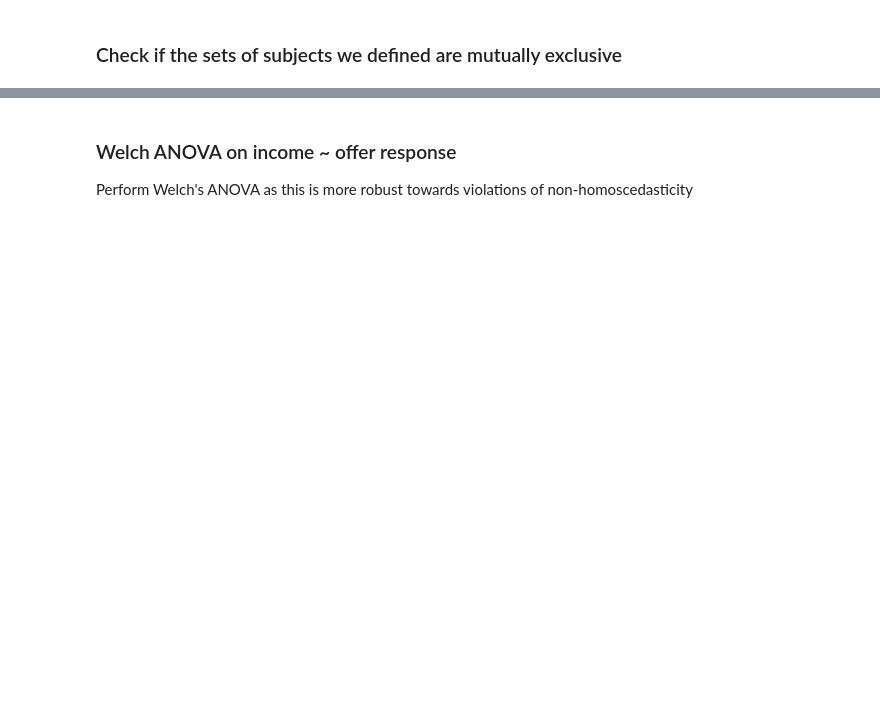
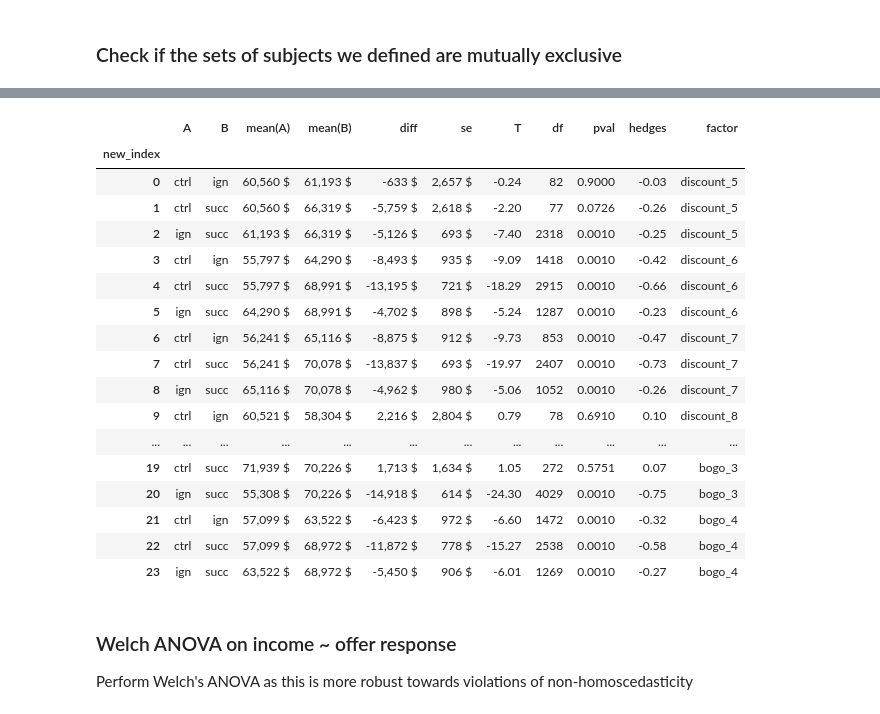
Before and after one commit to Mlleallemand/Capstone, a Jupyter notebook: Starbucks_Capstone_notebook.ipynb, the cells around one changed output, grey strips where cells are left out. Drawn from its saved outputs; the diff is of its cells as text; code cells hidden in the pictures; blank space fills up the shorter version.

```diff
--- a/Starbucks_Capstone_notebook.ipynb
+++ b/Starbucks_Capstone_notebook.ipynb
@@ -803,9 +847,20 @@ post_hoc = {}
 ph_df = pd.DataFrame()
 aov_res = pd.DataFrame()
 
+# --------------------------------------------------------------------------#
+# Choose which metric should be predicted: income or membership duration
+# --------------------------------------------------------------------------#
 to_predict = 'member_for_days'
+to_predict = 'income'
 
 for offer in offers:
+    res = pingouin.homoscedasticity(df, dv = to_predict, group = offer,
+                                    method = 'bartlett')
+
+    if ~res.equal_var.values[0]:
+        print('Attention: Variances for dv {} and iv {} are not equal'.format(
+            to_predict, offer))
+
     aov, ph = calculate_anova(df, offer, to_predict, ['gender'])
     post_hoc.update(ph)
 
@@ -834,3 +935,43 @@ make_anova_plot(df, dv, aov_res, ph_df)
+# %%
+ph_df['new_index'] = range(ph_df.shape[0])
+ph_df.set_index('new_index', inplace=True)
+
+if to_predict == 'income':
+    format_dict = {'p-unc':'{:,.6f}', 'DF':'{:,.0f}', 'ddof1':'{:4.0f}',
+                   'ddof2':'{:4,.0f}', 'np2':'{:,.2f}', 'pval':'{:,.4f}',
+                   'mean(A)':'{:,.0f} $', 'mean(B)':'{:,.0f} $',
+                   'diff':'{:,.0f} $', 'se':'{:,.0f} $',
+                   'T':'{:.2f}', 'df':'{:.0f}', 'hedges':'{:.2f}'}
+else:
+    format_dict = {'p-unc':'{:,.6f}', 'DF':'{:,.0f}', 'ddof1':'{:4.0f}',
+                   'ddof2':'{:4,.0f}', 'np2':'{:,.2f}', 'pval':'{:,.4f}',
+                   'mean(A)':'{:,.0f} days', 'mean(B)':'{:,.0f} days',
+                   'diff':'{:,.0f} days', 'se':'{:.2f} days',
+                   'T':'{:.2f}', 'df':'{:.0f}', 'hedges':'{:.2f}'}
+
+ph_df.style.format(format_dict, subset = pd.IndexSlice[:, ['pval']]).applymap(
+        lambda x: "color: green" if x < 0.05/8 else "color: red",
+        subset = pd.IndexSlice[:, ['pval']],
+)
+# %% [output]
+|  | A | B | mean(A) | mean(B) | diff | se | T | df | pval | hedges | factor |
+| new_index |  |  |  |  |  |  |  |  |  |  |  |
+| 0 | ctrl | ign | 60,560 $ | 61,193 $ | -633 $ | 2,657 $ | -0.24 | 82 | 0.9000 | -0.03 | discount_5 |
+| 1 | ctrl | succ | 60,560 $ | 66,319 $ | -5,759 $ | 2,618 $ | -2.20 | 77 | 0.0726 | -0.26 | discount_5 |
+| 2 | ign | succ | 61,193 $ | 66,319 $ | -5,126 $ | 693 $ | -7.40 | 2318 | 0.0010 | -0.25 | discount_5 |
+| 3 | ctrl | ign | 55,797 $ | 64,290 $ | -8,493 $ | 935 $ | -9.09 | 1418 | 0.0010 | -0.42 | discount_6 |
+| 4 | ctrl | succ | 55,797 $ | 68,991 $ | -13,195 $ | 721 $ | -18.29 | 2915 | 0.0010 | -0.66 | discount_6 |
+| 5 | ign | succ | 64,290 $ | 68,991 $ | -4,702 $ | 898 $ | -5.24 | 1287 | 0.0010 | -0.23 | discount_6 |
+| 6 | ctrl | ign | 56,241 $ | 65,116 $ | -8,875 $ | 912 $ | -9.73 | 853 | 0.0010 | -0.47 | discount_7 |
+| 7 | ctrl | succ | 56,241 $ | 70,078 $ | -13,837 $ | 693 $ | -19.97 | 2407 | 0.0010 | -0.73 | discount_7 |
+| 8 | ign | succ | 65,116 $ | 70,078 $ | -4,962 $ | 980 $ | -5.06 | 1052 | 0.0010 | -0.26 | discount_7 |
+| 9 | ctrl | ign | 60,521 $ | 58,304 $ | 2,216 $ | 2,804 $ | 0.79 | 78 | 0.6910 | 0.10 | discount_8 |
+| ... | ... | ... | ... | ... | ... | ... | ... | ... | ... | ... | ... |
+| 19 | ctrl | succ | 71,939 $ | 70,226 $ | 1,713 $ | 1,634 $ | 1.05 | 272 | 0.5751 | 0.07 | bogo_3 |
+| 20 | ign | succ | 55,308 $ | 70,226 $ | -14,918 $ | 614 $ | -24.30 | 4029 | 0.0010 | -0.75 | bogo_3 |
+| 21 | ctrl | ign | 57,099 $ | 63,522 $ | -6,423 $ | 972 $ | -6.60 | 1472 | 0.0010 | -0.32 | bogo_4 |
+| 22 | ctrl | succ | 57,099 $ | 68,972 $ | -11,872 $ | 778 $ | -15.27 | 2538 | 0.0010 | -0.58 | bogo_4 |
+| 23 | ign | succ | 63,522 $ | 68,972 $ | -5,450 $ | 906 $ | -6.01 | 1269 | 0.0010 | -0.27 | bogo_4 |
 # %% [markdown]
 ### Welch ANOVA on income ~ offer response
 
```
Also changed, not shown: parts of 75 cells of this notebook, 41 other files.
